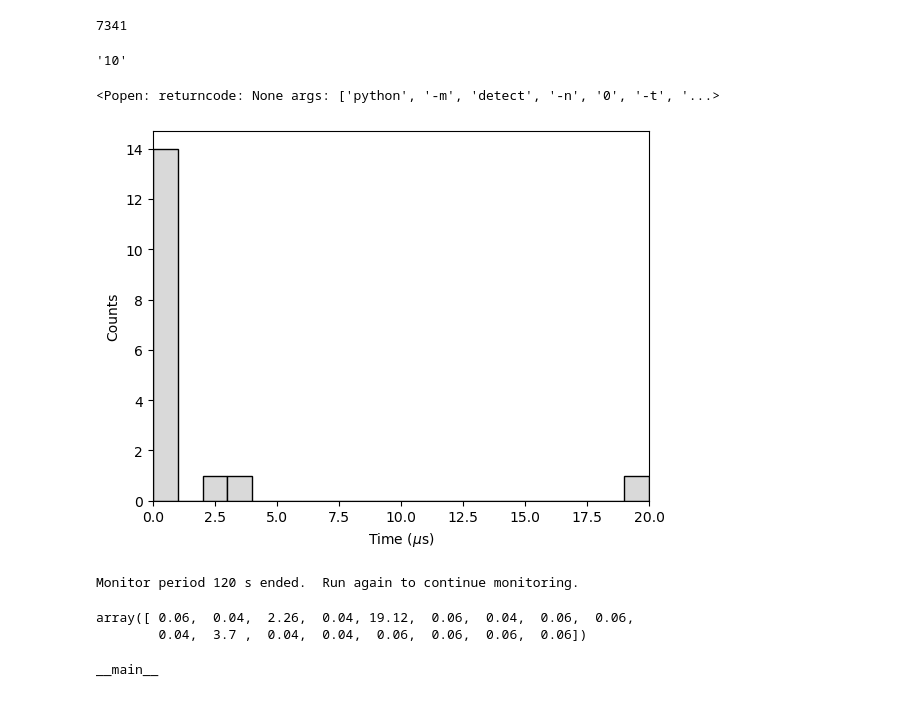
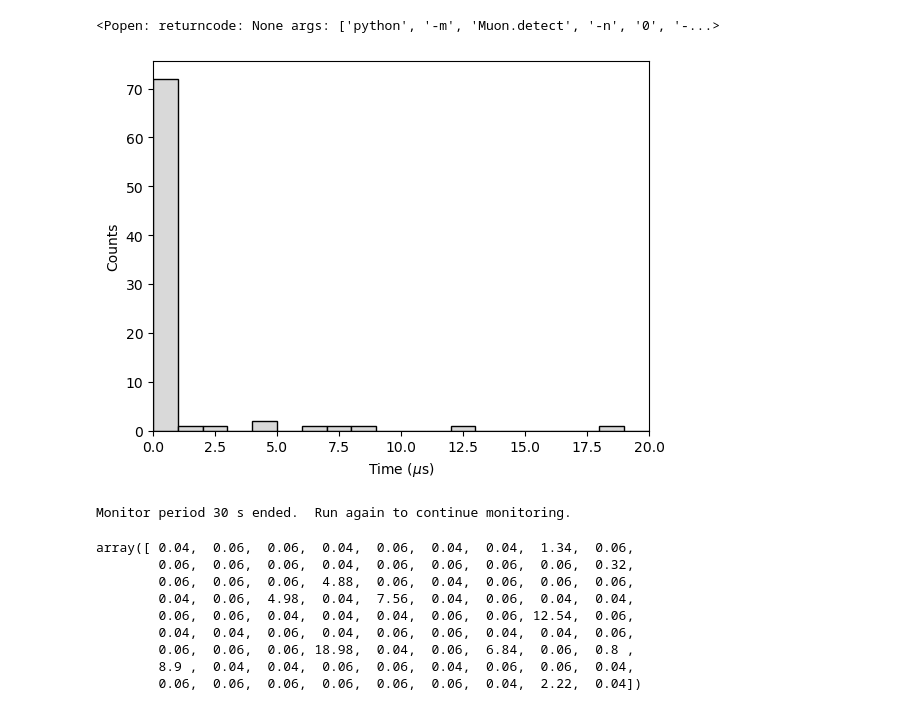
Before and after one commit to sprague252/muondecay, a Jupyter notebook: muonj.ipynb, the cells around one changed output. Cells and saved outputs as stored; diff of their text form; code cells hidden in the pictures.

```diff
--- a/muonj.ipynb
+++ b/muonj.ipynb
@@ -65,5 +7,0 @@ proc30=''
-# %%
-pid = Popen(['sleep', '30']).pid
-pid
-# %% [output]
-7341
@@ -72,22 +8,24 @@ pid = ''
-# %%
-str(10)
-# %% [output]
-'10'
+# %%
+outfile = c1.file.value
+port = c1.port.value
 # %%
-muonj.detect_spawn(c1.port.value)
+muonj.detect_spawn(port, outfile=outfile, sampletime=300)
 # %% [output]
-<Popen: returncode: None args: ['python', '-m', 'detect', '-n', '0', '-t', '...>
+<Popen: returncode: None args: ['python', '-m', 'Muon.detect', '-n', '0', '-...>
 # %%
-muonj.detect_monitor(mtime=120)
+muonj.detect_monitor(fname=outfile, mtime=30)
 # %% [output]
-[figure, old version]
+[figure, new version]
-Monitor period 120 s ended.  Run again to continue monitoring.
+Monitor period 30 s ended.  Run again to continue monitoring.
-array([ 0.06,  0.04,  2.26,  0.04, 19.12,  0.06,  0.04,  0.06,  0.06,
-        0.04,  3.7 ,  0.04,  0.04,  0.06,  0.06,  0.06,  0.06])
+array([ 0.04,  0.06,  0.06,  0.04,  0.06,  0.04,  0.04,  1.34,  0.06,
+        0.06,  0.06,  0.06,  0.04,  0.06,  0.06,  0.06,  0.06,  0.32,
+        0.06,  0.06,  0.06,  4.88,  0.06,  0.04,  0.06,  0.06,  0.06,
+        0.04,  0.06,  4.98,  0.04,  7.56,  0.04,  0.06,  0.04,  0.04,
+        0.06,  0.06,  0.04,  0.04,  0.04,  0.06,  0.06, 12.54,  0.06,
+        0.04,  0.04,  0.06,  0.04,  0.06,  0.06,  0.04,  0.04,  0.06,
+        0.06,  0.06,  0.06, 18.98,  0.04,  0.06,  6.84,  0.06,  0.8 ,
+        8.9 ,  0.04,  0.04,  0.06,  0.06,  0.04,  0.06,  0.06,  0.04,
+        0.06,  0.06,  0.06,  0.06,  0.06,  0.06,  0.04,  2.22,  0.04])
-# %%
-print(__name__)
-# %% [output]
-__main__
 # %%
 %matplotlib widget
 %load_ext autoreload
```
Also changed, not shown: parts of 26 cells of this notebook.
